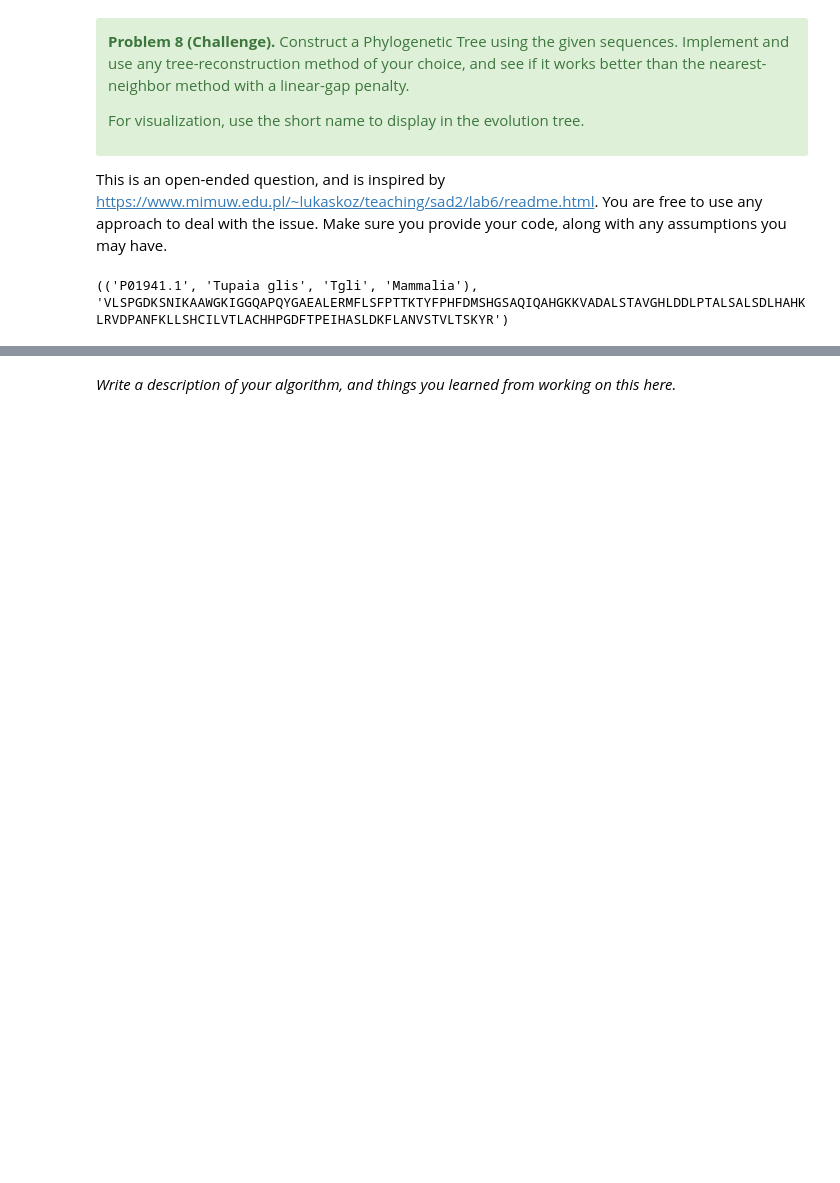
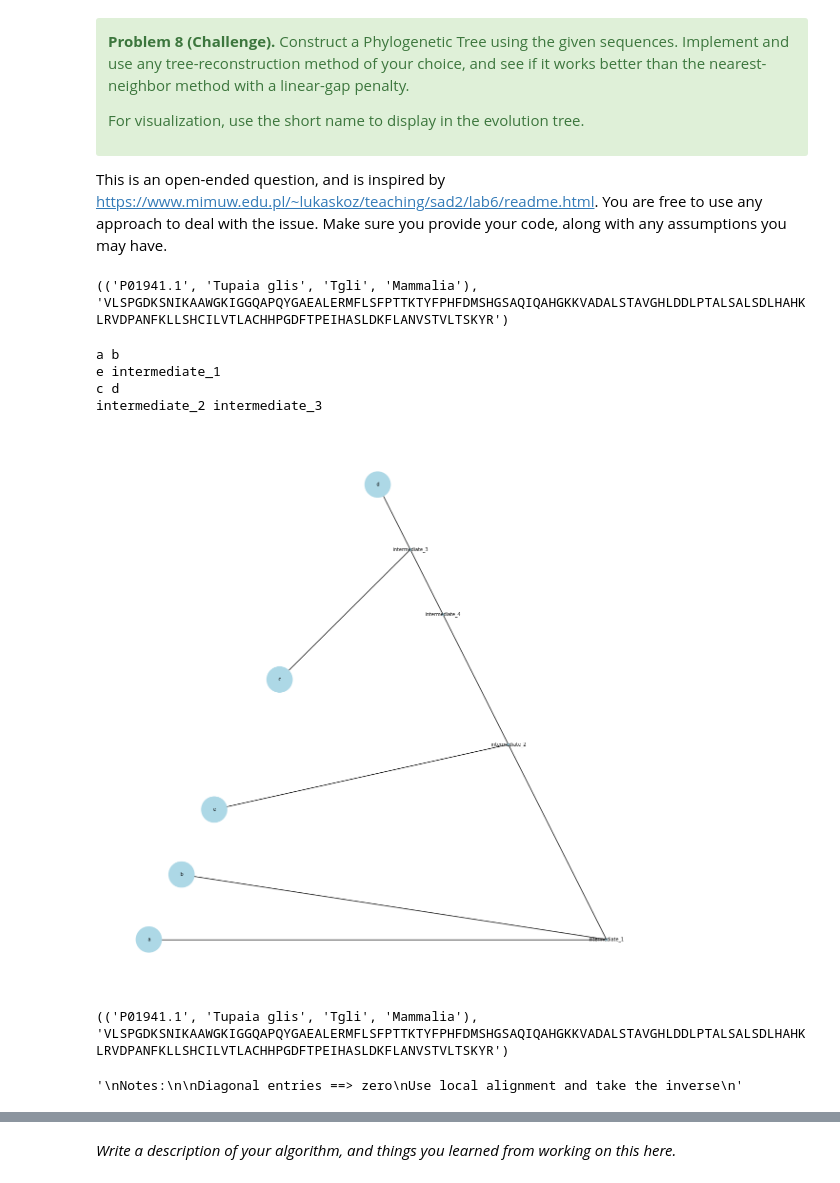
Before and after one commit to Ann924/Project-2-2022F, a Jupyter notebook: project2.ipynb, the cells around one changed output, grey strips where cells are left out. Drawn from its saved outputs; the diff is of its cells as text; code cells hidden in the pictures; blank space fills up the shorter version.

```diff
--- a/project2.ipynb
+++ b/project2.ipynb
@@ -1187,3 +1189,13 @@ print(sequences[0])
 (('P01941.1', 'Tupaia glis', 'Tgli', 'Mammalia'), 'VLSPGDKSNIKAAWGKIGGQAPQYGAEALERMFLSFPTTKTYFPHFDMSHGSAQIQAHGKKVADALSTAVGHLDDLPTALSALSDLHAHKLRVDPANFKLLSHCILVTLACHHPGDFTPEIHASLDKFLANVSTVLTSKYR')
 # %%
 # Your code here
+# Wikipedia example: https://en.wikipedia.org/wiki/Neighbor_joining
+distances = np.array([
+    [0, 17, 21, 31, 23],
+    [17, 0, 30, 34, 21],
+    [21, 30, 0, 28, 39],
+    [31, 34, 28, 0, 43],
+    [23, 21, 39, 43, 0]
+], dtype=float)
+
+seq_names = ["a", "b", "c", "d", "e"]
@@ -1189,0 +1289,52 @@ print(sequences[0])
+# %%
+G = construct_alignment_upgma(distances, seq_names)
+# %% [output]
+a b
+e intermediate_1
+c d
+intermediate_2 intermediate_3
+# %%
+draw_graph_small(G)
+# %% [output]
+[figure, added]
+# %%
+sequences = utils.get_sequences_for_tree()
+print(sequences[0])
+seq_names = [seq[0][2] for seq in sequences]
+sequences = [seq[1] for seq in sequences]
+# %% [output]
+(('P01941.1', 'Tupaia glis', 'Tgli', 'Mammalia'), 'VLSPGDKSNIKAAWGKIGGQAPQYGAEALERMFLSFPTTKTYFPHFDMSHGSAQIQAHGKKVADALSTAVGHLDDLPTALSALSDLHAHKLRVDPANFKLLSHCILVTLACHHPGDFTPEIHASLDKFLANVSTVLTSKYR')
+# %%
+# Your code here
+
+def create_dist_matrix_2(sequences, seq_names):
+
+    #dst_matrix = {seq_name:{sq_2: 0 for sq_2 in seq_names} for seq_name in seq_names}
+    dst_matrix = [[0 for _ in range(len(sequences))] for _ in range(len(sequences))]
+
+    for index in range(len(sequences)):
+        for i in range(index, len(sequences)):
+            if i == index:
+                dst_matrix[index][i] = 0
+
+            else:
+                seq_1 = sequences[index]
+                seq_2 = sequences[i]
+
+                score_matrix, sq_align = showAlignmentLocal(seq_1, seq_2, linearGap, simpleMatch)
+                align_score = sq_align[2]
+
+                dst_matrix[index][i] = 1000/align_score
+                dst_matrix[i][index] = 1000/align_score
+
+    return dst_matrix
+
+
+"""
+Notes:
+
+Diagonal entries ==> zero
+Use local alignment and take the inverse
+"""
+# %% [output]
+'\nNotes:\n\nDiagonal entries ==> zero\nUse local alignment and take the inverse\n'
```
Also changed, not shown: parts of 13 cells of this notebook.
